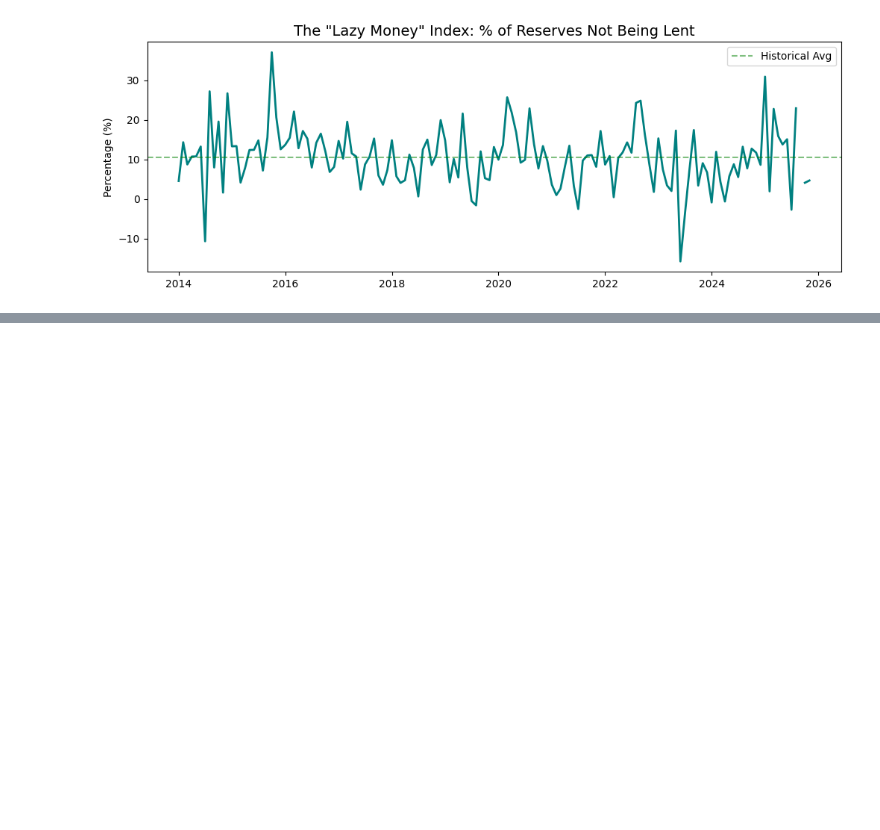
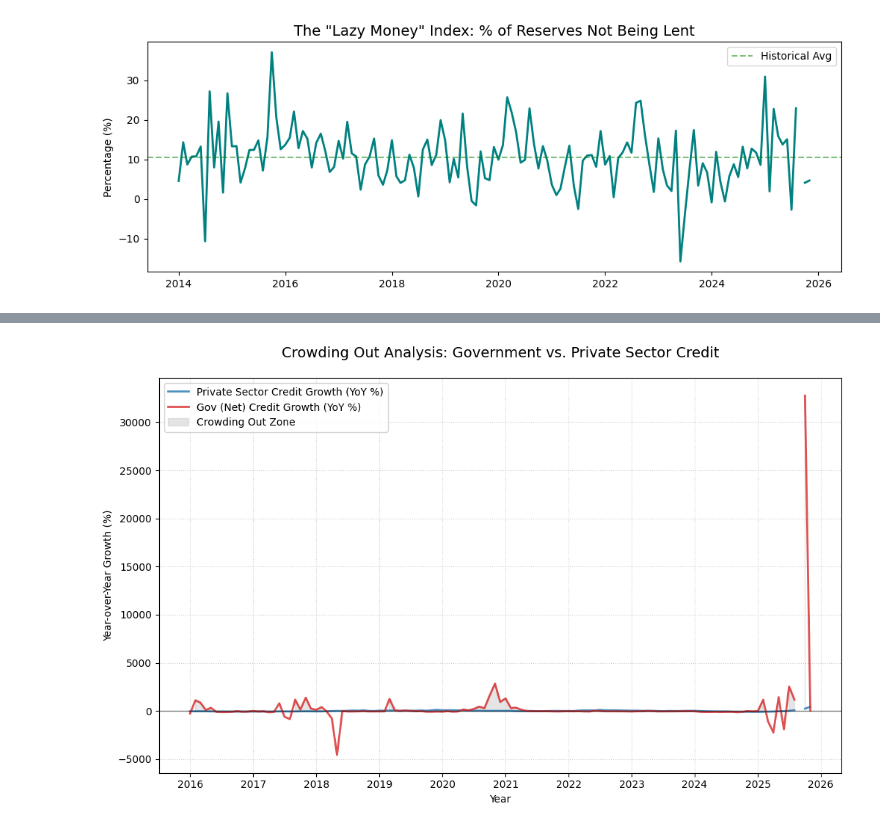
Before and after one commit to asaphray/cbk-macroeconomic-analysis, a Jupyter notebook: notebooks/python/03_monetary_analysis.ipynb, the cells around one changed output, grey strips where cells are left out. Drawn from its saved outputs; the diff is of its cells as text; code cells hidden in the pictures; blank space fills up the shorter version.

```diff
--- a/notebooks/python/03_monetary_analysis.ipynb
+++ b/notebooks/python/03_monetary_analysis.ipynb
@@ -327,0 +337,37 @@ plt.show()
+# %%
+import matplotlib.pyplot as plt
+import pandas as pd
+
+# 1. Calculate the YoY Growth Rates (if not already done)
+# Assuming 'monetary' is your cleaned DataFrame
+df_yoy = df_monetary[['Private_Credit', 'Gov_Credit']].pct_change(periods=12) * 100
+
+# 2. Calculate the Crowding Out Index
+# Positive values = Gov borrowing faster than Private sector
+# Negative values = Private sector is leading credit absorption
+df_yoy['Crowding_Out_Signal'] = df_yoy['Gov_Credit'] - df_yoy['Private_Credit']
+
+# 3. Visualize
+plt.figure(figsize=(12, 7))
+
+# Plot the two growth lines
+plt.plot(df_yoy.index, df_yoy['Private_Credit'], label='Private Sector Credit Growth (YoY %)',
+         color='#1f77b4', linewidth=2, alpha=0.8)
+plt.plot(df_yoy.index, df_yoy['Gov_Credit'], label='Gov (Net) Credit Growth (YoY %)',
+         color='#d62728', linewidth=2, alpha=0.8)
+
+# Fill the "Crowding Out" area
+# When Gov > Private, we fill with a warning color (red/gray)
+plt.fill_between(df_yoy.index, df_yoy['Gov_Credit'], df_yoy['Private_Credit'],
+                 where=(df_yoy['Gov_Credit'] > df_yoy['Private_Credit']),
+                 color='gray', alpha=0.2, label='Crowding Out Zone')
+
+# Aesthetics
+plt.axhline(0, color='black', linestyle='-', linewidth=1, alpha=0.5)
+plt.title('Crowding Out Analysis: Government vs. Private Sector Credit', fontsize=14, pad=20)
+plt.ylabel('Year-over-Year Growth (%)')
+plt.xlabel('Year')
+plt.legend(loc='upper left', frameon=True)
+plt.grid(True, linestyle=':', alpha=0.6)
+# %% [output]
+[figure, added]
```
Also changed, not shown: parts of 3 cells of this notebook.
